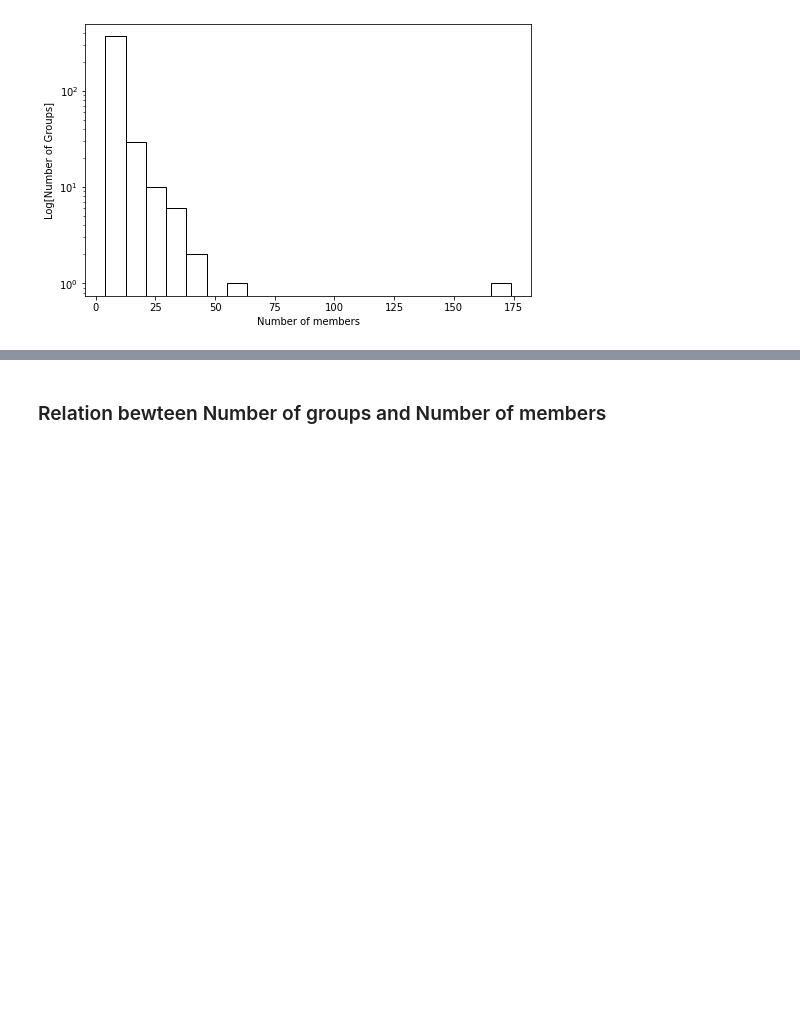
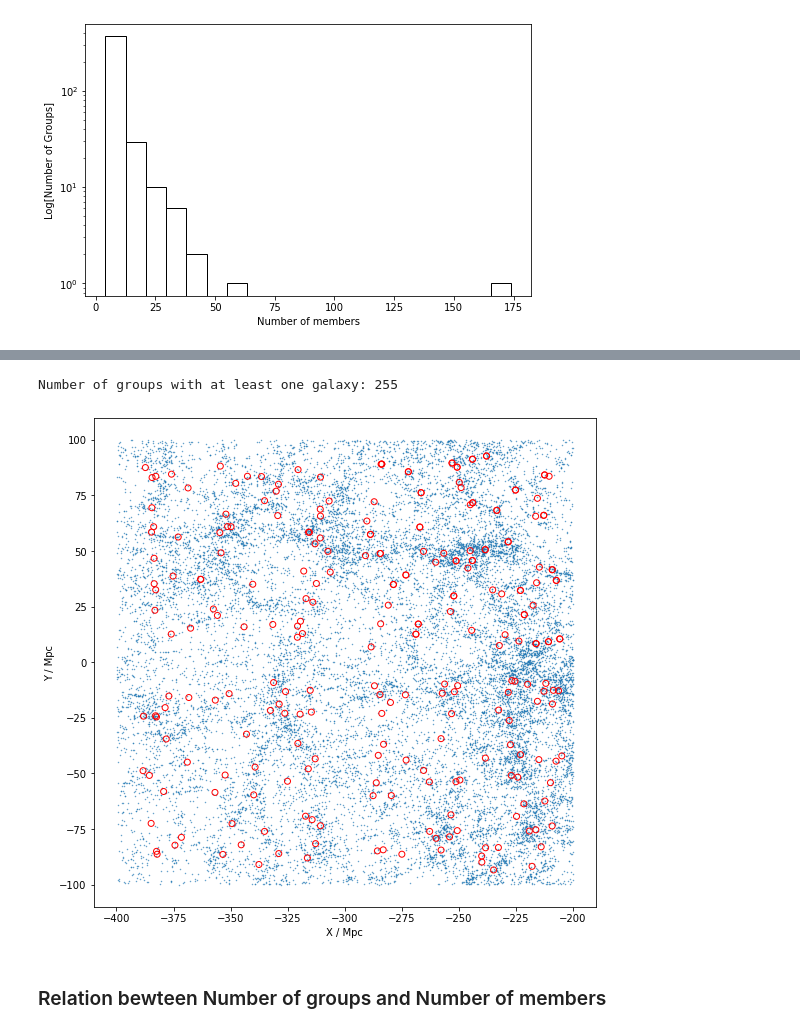
Before and after one commit to umikanero/XDGMM, a Jupyter notebook: SDSS/groups_plot.ipynb, the cells around one changed output, grey strips where cells are left out. Cells and saved outputs as stored; diff of their text form; code cells hidden in the pictures; blank space fills up the shorter version.

```diff
--- a/SDSS/groups_plot.ipynb
+++ b/SDSS/groups_plot.ipynb
@@ -182,3 +198,21 @@ Text(0, 0.5, 'Log[Number of Groups]')
+# %%
+color = group_DP[:,0]
+colors= ["blue"] *10 + ["limegreen"] *10 + ["gold"] * 10 + ["red"] * 10
+cmap=matplotlib.colors.ListedColormap(colors)
+
+plt.scatter(points[:,0], points[:,1], s=0.2, alpha=0.8)
+plt.scatter(group_DP[:,1], group_DP[:,2], marker='o', c='', edgecolors='r')
+# sc = plt.scatter(group_DP[:,1], group_DP[:,2], marker='o', edgecolors=color, facecolors='none', cmap=cmap, alpha=0.75, label=color)
+# cax = fig.add_axes([0.95,0.01,0.01,0.15])
+# fig.colorbar(sc, label="N_gal", ticks=[5,15,30,45,60,74])
+plt.rcParams['figure.figsize'] = (9.0, 9.0)
+plt.xlabel("X / Mpc")
+plt.ylabel("Y / Mpc")
+
+print("Number of groups with at least one galaxy:",group_DP.shape[0])
+# %% [output]
+Number of groups with at least one galaxy: 255
+[figure, added]
 # %% [markdown]
 ### Relation bewteen Number of groups and Number of members
 # %%
```
Also changed, not shown: parts of 9 cells of this notebook, 12 other files.
